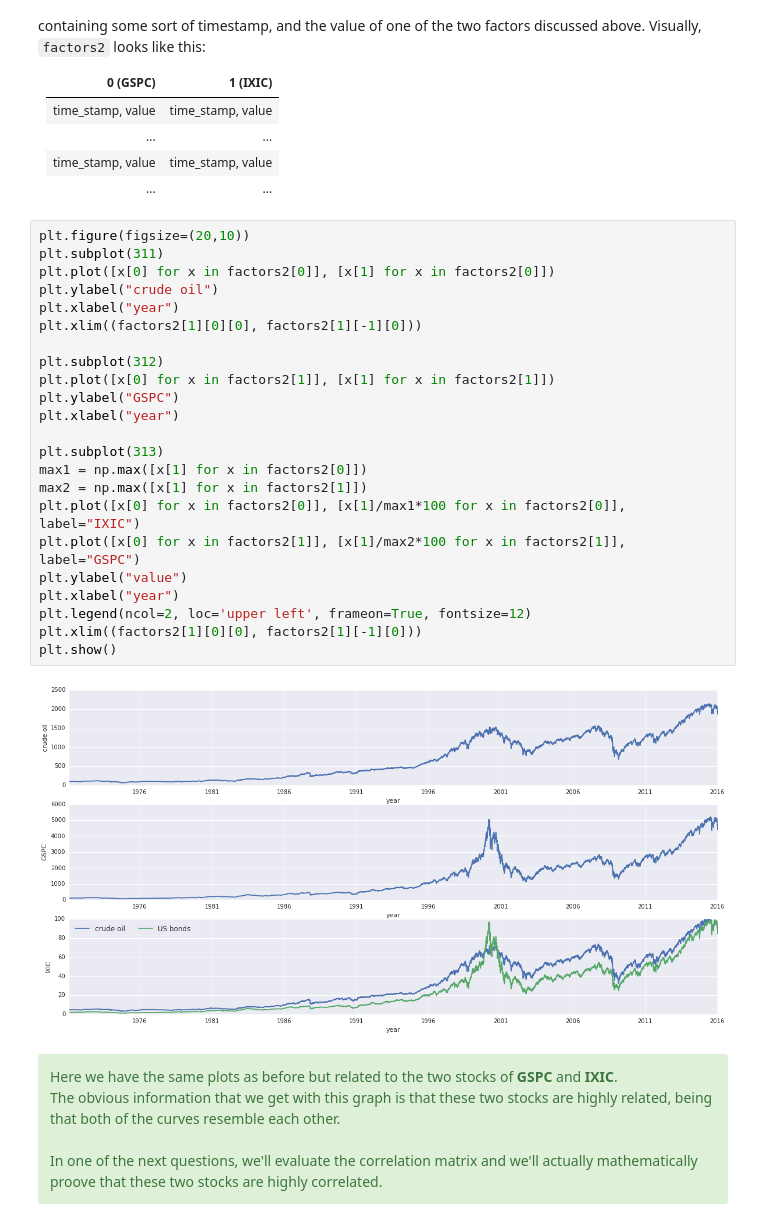
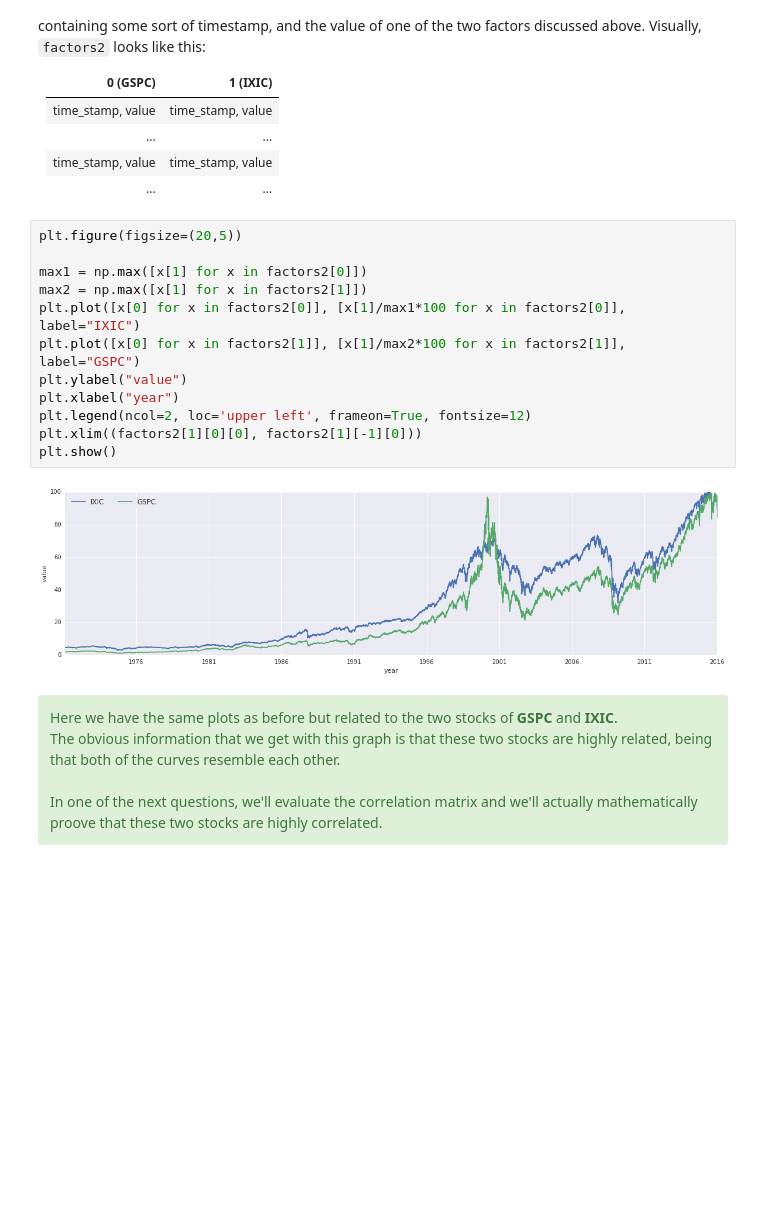
Before and after one commit to alegaballo/AML, a Jupyter notebook: [Lecture 7+8] Estimating Financial Risk through Monte Carlo Simulation.ipynb, the cells around one changed output. Drawn from its saved outputs; the diff is of its cells as text; blank space fills up the shorter version.

```diff
--- a/[Lecture 7+8] Estimating Financial Risk through Monte Carlo Simulation.ipynb
+++ b/[Lecture 7+8] Estimating Financial Risk through Monte Carlo Simulation.ipynb
@@ -483,30 +468,19 @@ Now, the data structure `factors2` is again list, containing data that pertains
 | time_stamp, value | time_stamp, value |
 | ... | ... |
 # %%
-plt.figure(figsize=(20,10))
-plt.subplot(311)
-plt.plot([x[0] for x in factors2[0]], [x[1] for x in factors2[0]])
-plt.ylabel("crude oil")
-plt.xlabel("year")
-plt.xlim((factors2[1][0][0], factors2[1][-1][0]))
+plt.figure(figsize=(20,5))
 
-plt.subplot(312)
-plt.plot([x[0] for x in factors2[1]], [x[1] for x in factors2[1]])
-plt.ylabel("GSPC")
-plt.xlabel("year")
-
-plt.subplot(313)
 max1 = np.max([x[1] for x in factors2[0]])
 max2 = np.max([x[1] for x in factors2[1]])
 plt.plot([x[0] for x in factors2[0]], [x[1]/max1*100 for x in factors2[0]], label="IXIC")
 plt.plot([x[0] for x in factors2[1]], [x[1]/max2*100 for x in factors2[1]], label="GSPC")
 plt.ylabel("value")
 plt.xlabel("year")
 plt.legend(ncol=2, loc='upper left', frameon=True, fontsize=12)
 plt.xlim((factors2[1][0][0], factors2[1][-1][0]))
 plt.show()
 # %% [output]
-[figure, old version]
+[figure, new version]
 # %% [markdown]
 <div class="alert alert-success">
 Here we have the same plots as before but related to the two stocks of <b>GSPC</b> and <b>IXIC</b>.
```
Also changed, not shown: parts of 13 cells of this notebook.
